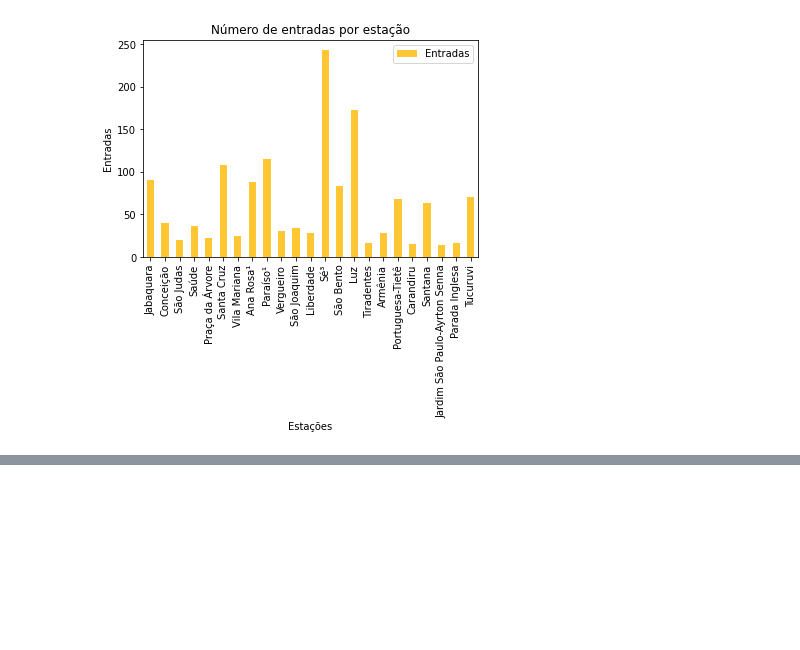
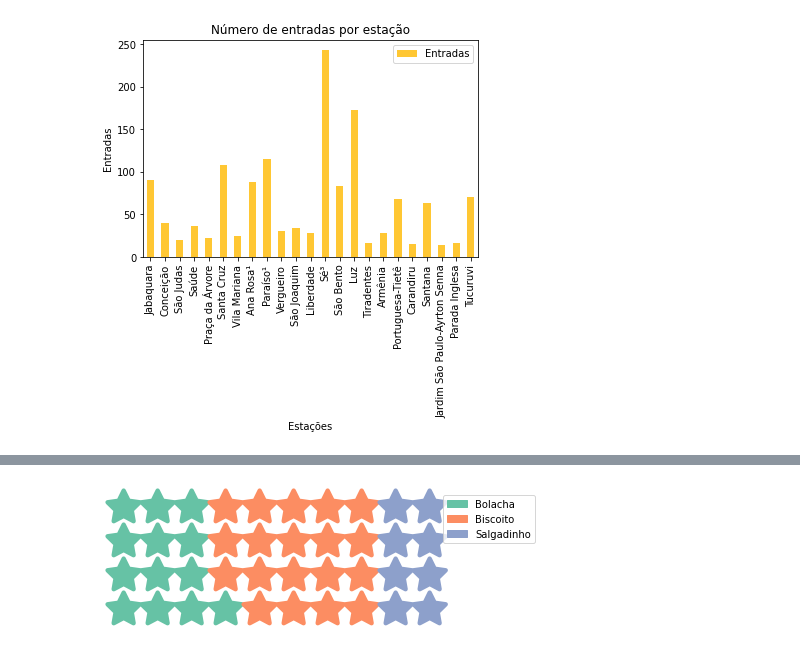
Before and after one commit to LucasPequenoSterzeck/Data_Visualization, a Jupyter notebook: Untitled3.ipynb, the cells around one changed output, grey strips where cells are left out. Cells and saved outputs as stored; diff of their text form; code cells hidden in the pictures; blank space fills up the shorter version.

```diff
--- a/Untitled3.ipynb
+++ b/Untitled3.ipynb
@@ -232,0 +253,23 @@ plt.show()
+# %%
+#Exemplo adaptado fornecido no curso de python sobre Gráfico waffle
+# Only on fist time do: !pip install pywaffle -q
+import matplotlib.pyplot as plt
+from pywaffle import Waffle
+
+# exemplo de Waffle
+fig = plt.figure(
+                FigureClass=Waffle,
+                rows=4,
+                columns=10,
+                values={'Bolacha': 330,
+                        'Biscoito': 480,
+                        'Salgadinho': 190},
+                icons='star',
+                legend={'loc': 'upper left',
+                        'bbox_to_anchor': (1, 1)}
+                )
+
+fig.set_tight_layout(False)
+plt.show()
+# %% [output]
+[figure, added]
```
Also changed, not shown: parts of 3 cells of this notebook.
